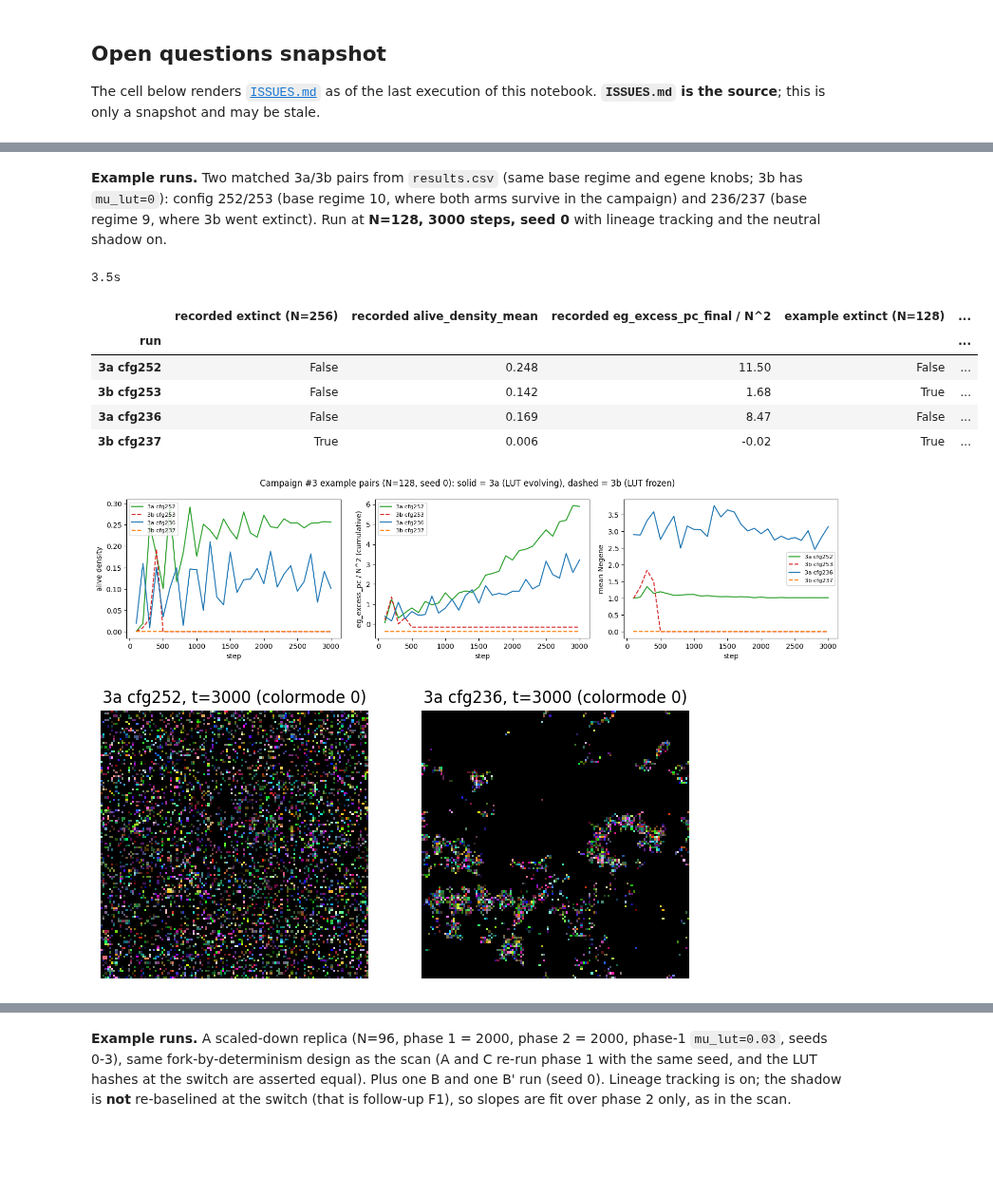
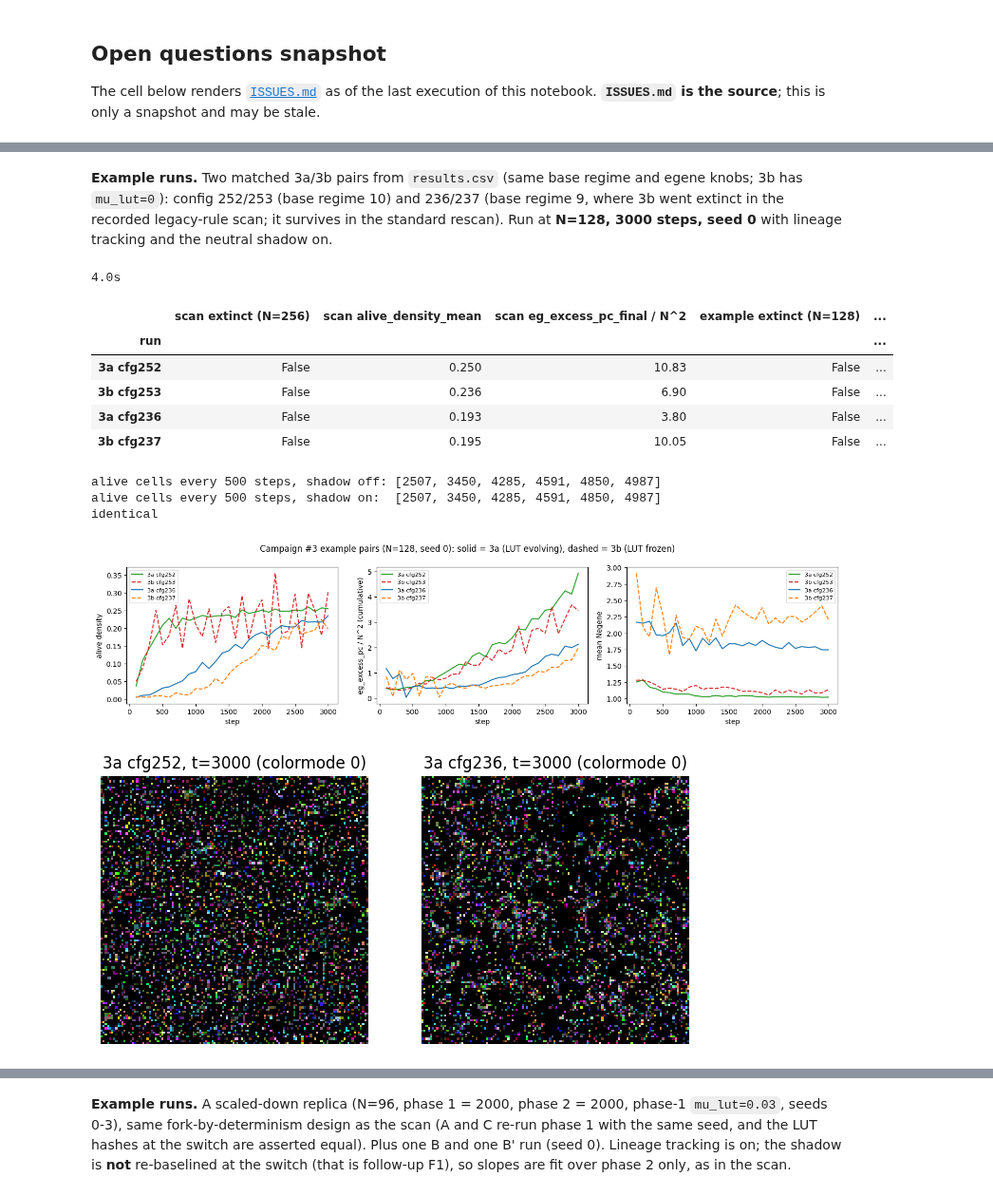
Before and after one commit to nhpackard/EvoCA, a Jupyter notebook: Research/Lineage-co-evolution/Lineage-co-evolution.ipynb, the cells around one changed output, grey strips where cells are left out. Shown at 95% size. Cells and saved outputs as stored; diff of their text form; code cells hidden in the pictures; blank space fills up the shorter version.

```diff
--- a/Research/Lineage-co-evolution/Lineage-co-evolution.ipynb
+++ b/Research/Lineage-co-evolution/Lineage-co-evolution.ipynb
@@ -103,8 +106,11 @@ example runs below rebuild each configuration from the `results.csv` row via `ev
 # %%
-d3 = pd.read_csv(SCANS / '2026-05-17_pure_evo_egene_on_winners' / 'results.csv')
+d3 = pd.read_csv(SCANS / '2026-10-23_pure_evo_egene_on_winners_standard' / 'results.csv')   # standard-model rescan
 summ = d3.groupby('mode').agg(n=('mode', 'size'), extinct_frac=('extinct', 'mean'),
                               eg_excess_pc_slope_mean=('eg_excess_pc_slope', 'mean'),
                               alive_density_mean=('alive_density_mean', 'mean')).round(3)
-print('Recorded campaign #3 results.csv, by mode (N=256, 8000 steps):')
+print('Campaign #3, standard-model rescan, by mode (N=256, 8000 steps):')
 display(summ)
+b = d3.groupby(['base_cfg', 'mode']).agg(extinct=('extinct', 'mean'), eg_slope=('eg_excess_pc_slope', 'mean')).unstack()
+print('3a > 3b mean eg_excess_pc_slope on', int((b['eg_slope']['3a'] > b['eg_slope']['3b']).sum()), 'of', len(b), 'base regimes')
+display(b.round(2).T)
 # %% [output]
@@ -116,54 +129,76 @@ Recorded campaign #3 results.csv, by mode (N=256, 8000 steps):
 # %% [markdown]
 **Example runs.** Two matched 3a/3b pairs from `results.csv` (same base regime and egene knobs; 3b has `mu_lut=0`):
-config 252/253 (base regime 10, where both arms survive in the campaign) and 236/237 (base regime 9, where 3b went extinct).
+config 252/253 (base regime 10) and 236/237 (base regime 9, where 3b went extinct in the recorded legacy-rule scan; it survives in the standard rescan).
 Run at **N=128, 3000 steps, seed 0** with lineage tracking and the neutral shadow on.
 # %%
 d3i = d3.set_index('config_idx')
 N3, T3 = 128, 3000
 ex3 = {}
 t0 = time.time()
 for label, cfg in [('3a cfg252', 252), ('3b cfg253', 253), ('3a cfg236', 236), ('3b cfg237', 237)]:
     sim = ee.build_sim(params_from_row(d3i.loc[cfg]), N=N3, seed=0)
     sim.enable_lineage(); sim.neutral_enable()      # after init: current cells become founders
     rows = []
     for i in range(T3):
         sim.step()
         if (i + 1) % 100 == 0:
             s = sample_basic(sim); s['t'] = i + 1; rows.append(s)
     ts = pd.DataFrame(rows)
     intake, tax = sim.lineage_return_totals()
     ex3[label] = dict(cfg=cfg, ts=ts, frame=rgb(sim, 0), n_lin=sim.get_lineage_return().size,
                       intake=intake, tax=tax)
     sim.free()
 print(f'{time.time()-t0:.1f}s')
 
 rec = []
 for label, e in ex3.items():
     r = d3i.loc[e['cfg']]
     ts = e['ts']
-    rec.append({'run': label, 'recorded extinct (N=256)': bool(r['extinct']),
-                'recorded alive_density_mean': round(r['alive_density_mean'], 3),
-                'recorded eg_excess_pc_final / N^2': round(r['eg_excess_pc_final'] / 256**2, 2),
+    rec.append({'run': label, 'scan extinct (N=256)': bool(r['extinct']),
+                'scan alive_density_mean': round(r['alive_density_mean'], 3),
+                'scan eg_excess_pc_final / N^2': round(r['eg_excess_pc_final'] / 256**2, 2),
                 'example extinct (N=128)': bool(ts['pop'].min() == 0),
                 'example alive density, last': round(ts['pop'].iloc[-1] / N3**2, 3),
                 'example eg_excess_pc / N^2, t=3000': round(ts['eg_excess'].iloc[-1] / N3**2, 2),
                 'example mean Negene, t=3000': round(ts['negene'].iloc[-1], 2),
                 'lineages (hash-keyed)': e['n_lin']})
 display(pd.DataFrame(rec).set_index('run'))
 # %% [output]
-3.5s
+4.0s
-|  | recorded extinct (N=256) | recorded alive_density_mean | recorded eg_excess_pc_final / N^2 | example extinct (N=128) | ... |
+|  | scan extinct (N=256) | scan alive_density_mean | scan eg_excess_pc_final / N^2 | example extinct (N=128) | ... |
 | run |  |  |  |  | ... |
-| 3a cfg252 | False | 0.248 | 11.50 | False | ... |
-| 3b cfg253 | False | 0.142 | 1.68 | True | ... |
-| 3a cfg236 | False | 0.169 | 8.47 | False | ... |
-| 3b cfg237 | True | 0.006 | -0.02 | True | ... |
+| 3a cfg252 | False | 0.250 | 10.83 | False | ... |
+| 3b cfg253 | False | 0.236 | 6.90 | False | ... |
+| 3a cfg236 | False | 0.193 | 3.80 | False | ... |
+| 3b cfg237 | False | 0.195 | 10.05 | False | ... |
 # %%
 # The simulation may be run interactively with the following
 # (commented out so that "Run All" does not block on the SDL window):
 # from controls import run_with_controls
 # sim = ee.build_sim(params_from_row(d3i.loc[252]), N=256, seed=0)   # or configs 253, 236, 237
 # run_with_controls(sim, cell_px=2, probes={'eg_activity': True, 'dyn_activity': True, 'ts': True})
+# %%
+# LIN-Q4 check: does enabling the neutral shadow change the real run? (config 253, N=128, seed 0, 3000 steps)
+q4 = {}
+for shadow in (False, True):
+    sim = ee.build_sim(params_from_row(d3i.loc[253]), N=N3, seed=0)
+    sim.enable_lineage()
+    if shadow:
+        sim.neutral_enable()
+    pops = []
+    for i in range(T3):
+        sim.step()
+        if (i + 1) % 500 == 0:
+            pops.append(int(sim.get_alive().sum()))
+    q4[shadow] = pops
+    sim.free()
+print('alive cells every 500 steps, shadow off:', q4[False])
+print('alive cells every 500 steps, shadow on: ', q4[True])
+print('identical' if q4[False] == q4[True] else 'DIFFERENT')
+# %% [output]
+alive cells every 500 steps, shadow off: [2507, 3450, 4285, 4591, 4850, 4987]
+alive cells every 500 steps, shadow on:  [2507, 3450, 4285, 4591, 4850, 4987]
+identical
 # %%
 fig, ax = plt.subplots(1, 3, figsize=(15, 3.8))
 col = {'3a cfg252': 'C2', '3b cfg253': 'C3', '3a cfg236': 'C0', '3b cfg237': 'C1'}
@@ -181,7 +216,7 @@ for a, lab in zip(ax, ['3a cfg252', '3a cfg236']):
     a.imshow(ex3[lab]['frame'], interpolation='nearest'); a.set_title(lab + ', t=3000 (colormode 0)'); a.axis('off')
 plt.show()
 # %% [output]
-[figure, old version]
+[figure, new version]
-[figure, old version]
+[figure, new version]
 # %% [markdown]
 **Observations.**
```
Also changed, not shown: parts of 24 cells of this notebook, 45 other files.
